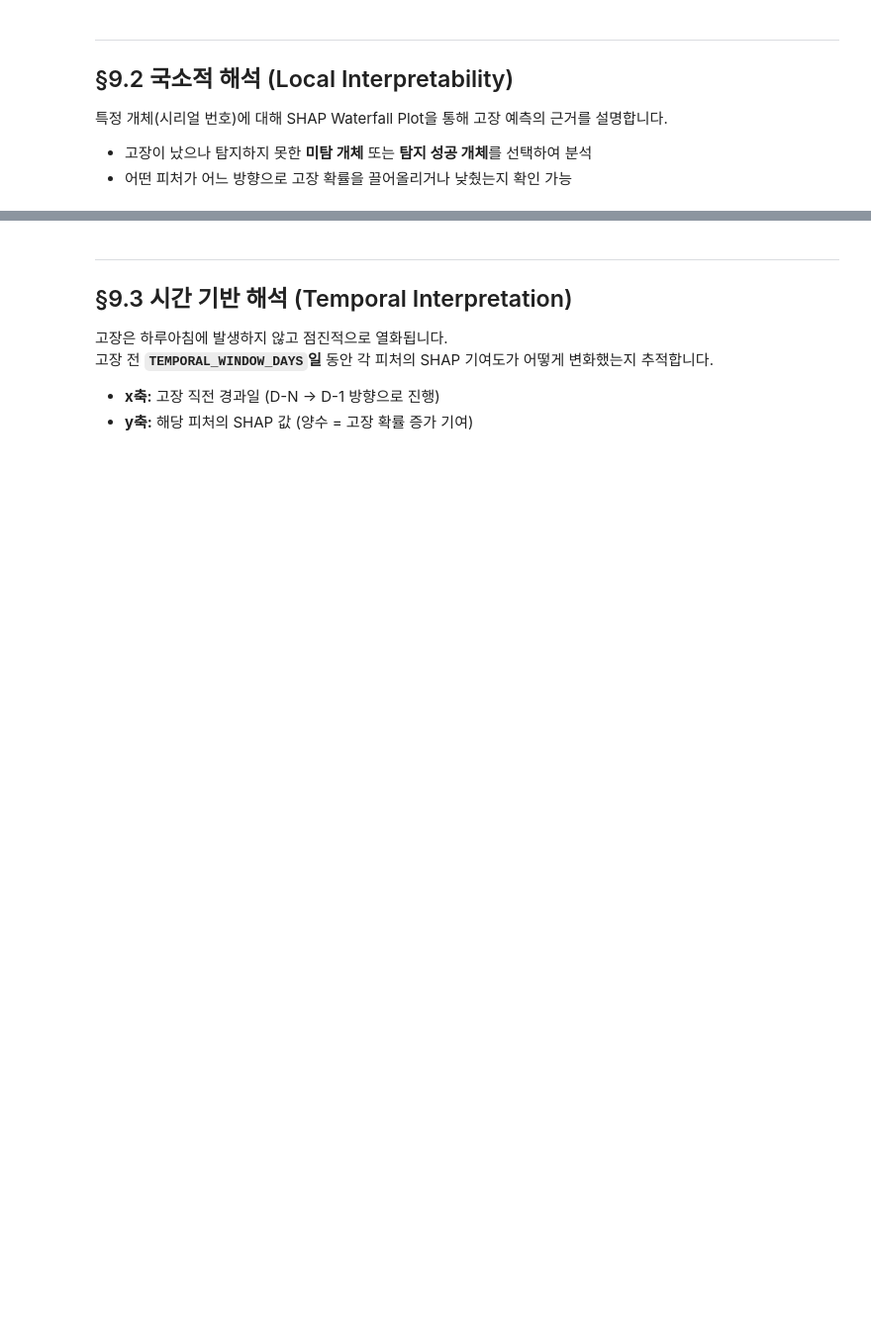
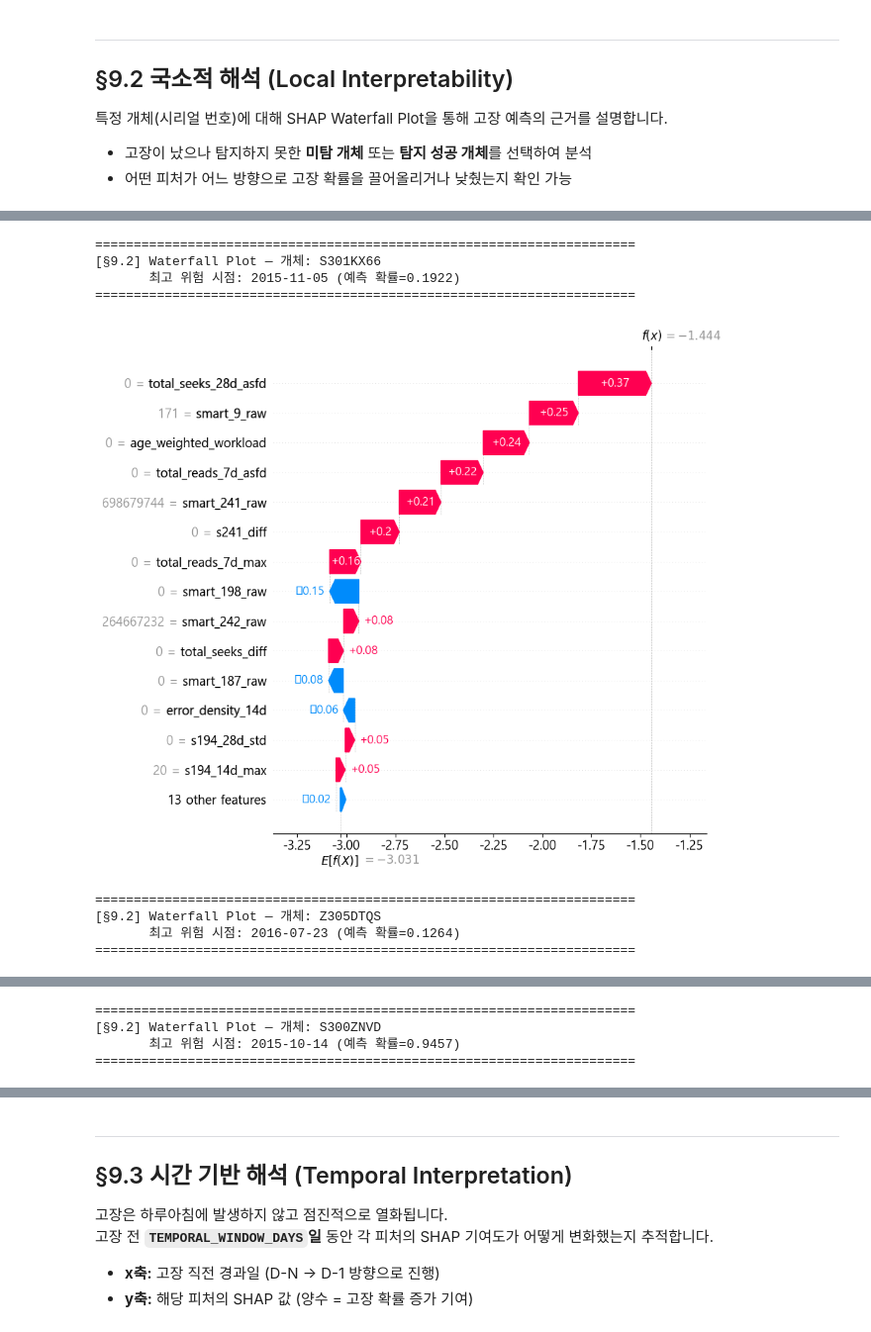
Before and after one commit to joon6644/ML_HDD, a Jupyter notebook: notebooks/09_model_interpretation.ipynb, the cells around one changed output, grey strips where cells are left out. Shown at 99% size. Drawn from its saved outputs; the diff is of its cells as text; code cells hidden in the pictures; blank space fills up the shorter version.

```diff
--- a/notebooks/09_model_interpretation.ipynb
+++ b/notebooks/09_model_interpretation.ipynb
@@ -174,34 +311,49 @@ print(f"  관측 기간: {df_entity[cfg.DATE_COL].min().date()} ~ {df_entity[cfg
 # %%
-# §9.2 Waterfall Plot — 고장 확률이 가장 높은 시점
-X_entity = df_entity[FEATURE_COLS].reset_index(drop=True)
+# §9.2 Waterfall Plot — 고장 확률이 가장 높은 시점 (각 개체별)
+for serial in target_serials:
+    df_entity = df_test[df_test[cfg.SERIAL_COL] == serial].sort_values(cfg.DATE_COL)
+    X_entity = df_entity[FEATURE_COLS].reset_index(drop=True)
 
-# 앙상블 전체의 SHAP 평균 계산
-sv_entity_list = []
-for model in models:
-    exp = shap.TreeExplainer(model)
-    sv_e = exp.shap_values(X_entity)
-    if isinstance(sv_e, list):
-        sv_e = sv_e[1]
-    sv_entity_list.append(sv_e)
-mean_sv_entity = np.mean(sv_entity_list, axis=0)
+    # 앙상블 전체의 SHAP 평균 계산
+    sv_entity_list = []
+    for model in models:
+        exp = shap.TreeExplainer(model)
+        sv_e = exp.shap_values(X_entity)
+        if isinstance(sv_e, list):
+            sv_e = sv_e[1]
+        sv_entity_list.append(sv_e)
+    mean_sv_entity = np.mean(sv_entity_list, axis=0)
 
-# 고장 확률이 가장 높은 시점 선택
-peak_idx = df_entity["_prob"].values.argmax()
-peak_date = df_entity[cfg.DATE_COL].iloc[peak_idx].date()
-peak_prob = df_entity["_prob"].iloc[peak_idx]
-print(f"[§9.2] Waterfall Plot — 최고 위험 시점: {peak_date} (예측 확률={peak_prob:.4f})")
+    # 고장 확률이 가장 높은 시점 선택
+    peak_idx = df_entity["_prob"].values.argmax()
+    peak_date = df_entity[cfg.DATE_COL].iloc[peak_idx].date()
+    peak_prob = df_entity["_prob"].iloc[peak_idx]
 
-# shap.Explanation 객체 생성 (Waterfall 필요)
-# 첫 번째 모델 기준 expected_value 사용 (앙상블 평균)
-base_vals = np.mean([shap.TreeExplainer(m).expected_value for m in models])
-if isinstance(base_vals, np.ndarray):
-    base_vals = base_vals[1]
+    print(f"\n" + "="*70)
+    print(f"[§9.2] Waterfall Plot — 개체: {serial}")
+    print(f"       최고 위험 시점: {peak_date} (예측 확률={peak_prob:.4f})")
+    print("="*70)
 
-explanation = shap.Explanation(
-    values=mean_sv_entity[peak_idx],
-    base_values=float(base_vals),
-    data=X_entity.iloc[peak_idx].values,
-    feature_names=FEATURE_COLS,
-)
+    # 첫 번째 모델 기준 expected_value 사용
+    base_vals = np.mean([shap.TreeExplainer(m).expected_value for m in models])
+    if isinstance(base_vals, np.ndarray):
+        base_vals = base_vals[1]
 
-shap.plots.waterfall(explanation, max_display=15, show=True)
+    explanation = shap.Explanation(
+        values=mean_sv_entity[peak_idx],
+        base_values=float(base_vals),
+        data=X_entity.iloc[peak_idx].values,
+        feature_names=FEATURE_COLS,
+    )
+
+    shap.plots.waterfall(explanation, max_display=15, show=True)
+# %% [output]
+======================================================================
+[§9.2] Waterfall Plot — 개체: S301KX66
+       최고 위험 시점: 2015-11-05 (예측 확률=0.1922)
+======================================================================
+[figure, added]
+======================================================================
+[§9.2] Waterfall Plot — 개체: Z305DTQS
+       최고 위험 시점: 2016-07-23 (예측 확률=0.1264)
+======================================================================
@@ -207,0 +361,4 @@ shap.plots.waterfall(explanation, max_display=15, show=True)
+======================================================================
+[§9.2] Waterfall Plot — 개체: S300ZNVD
+       최고 위험 시점: 2015-10-14 (예측 확률=0.9457)
+======================================================================
```
Also changed, not shown: parts of 6 cells of this notebook, 22 other files.
